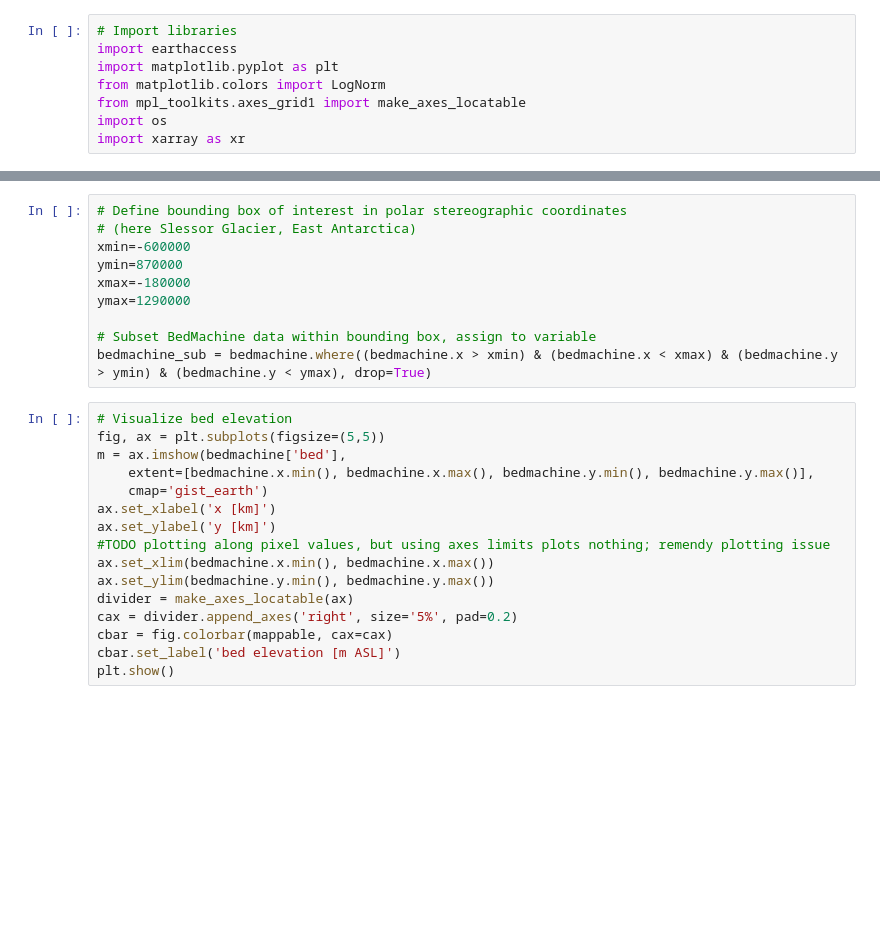
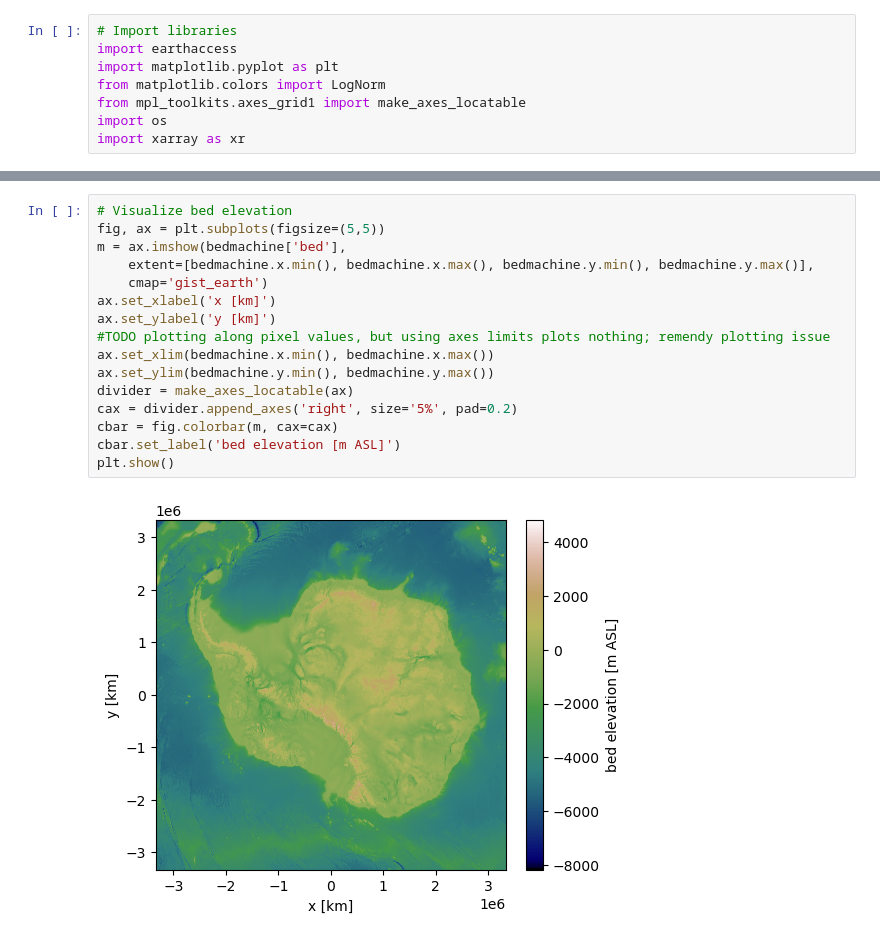
Before and after one commit to wsauthoff/Antarctic-datasets, a Jupyter notebook: BedMachine-bed-ice-topographies_cloud-hosted-direct-access.ipynb, the cells around one changed output, grey strips where cells are left out. Saved outputs shown, nothing was run; the diff lists cells and outputs as text; blank space fills up the shorter version.

```diff
--- a/BedMachine-bed-ice-topographies_cloud-hosted-direct-access.ipynb
+++ b/BedMachine-bed-ice-topographies_cloud-hosted-direct-access.ipynb
@@ -48,26 +96,18 @@ bedmachine
-# %%
-# Define bounding box of interest in polar stereographic coordinates
-# (here Slessor Glacier, East Antarctica)
-xmin=-600000
-ymin=870000
-xmax=-180000
-ymax=1290000
-
-# Subset BedMachine data within bounding box, assign to variable
-bedmachine_sub = bedmachine.where((bedmachine.x > xmin) & (bedmachine.x < xmax) & (bedmachine.y > ymin) & (bedmachine.y < ymax), drop=True)
 # %%
 # Visualize bed elevation
 fig, ax = plt.subplots(figsize=(5,5))
 m = ax.imshow(bedmachine['bed'],
     extent=[bedmachine.x.min(), bedmachine.x.max(), bedmachine.y.min(), bedmachine.y.max()],
     cmap='gist_earth')
 ax.set_xlabel('x [km]')
 ax.set_ylabel('y [km]')
 #TODO plotting along pixel values, but using axes limits plots nothing; remendy plotting issue
 ax.set_xlim(bedmachine.x.min(), bedmachine.x.max())
 ax.set_ylim(bedmachine.y.min(), bedmachine.y.max())
 divider = make_axes_locatable(ax)
 cax = divider.append_axes('right', size='5%', pad=0.2)
-cbar = fig.colorbar(mappable, cax=cax)
+cbar = fig.colorbar(m, cax=cax)
 cbar.set_label('bed elevation [m ASL]')
 plt.show()
+# %% [output]
+[figure, added]
```
Also changed, not shown: parts of 9 cells of this notebook.
